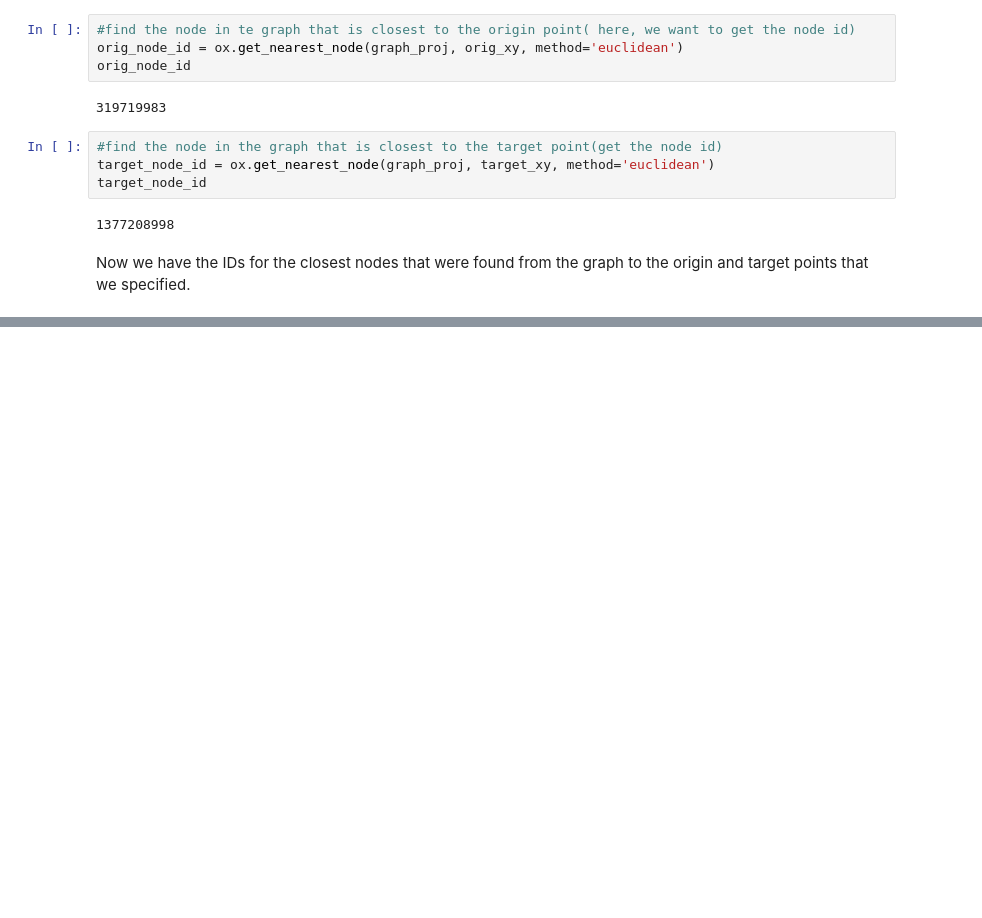
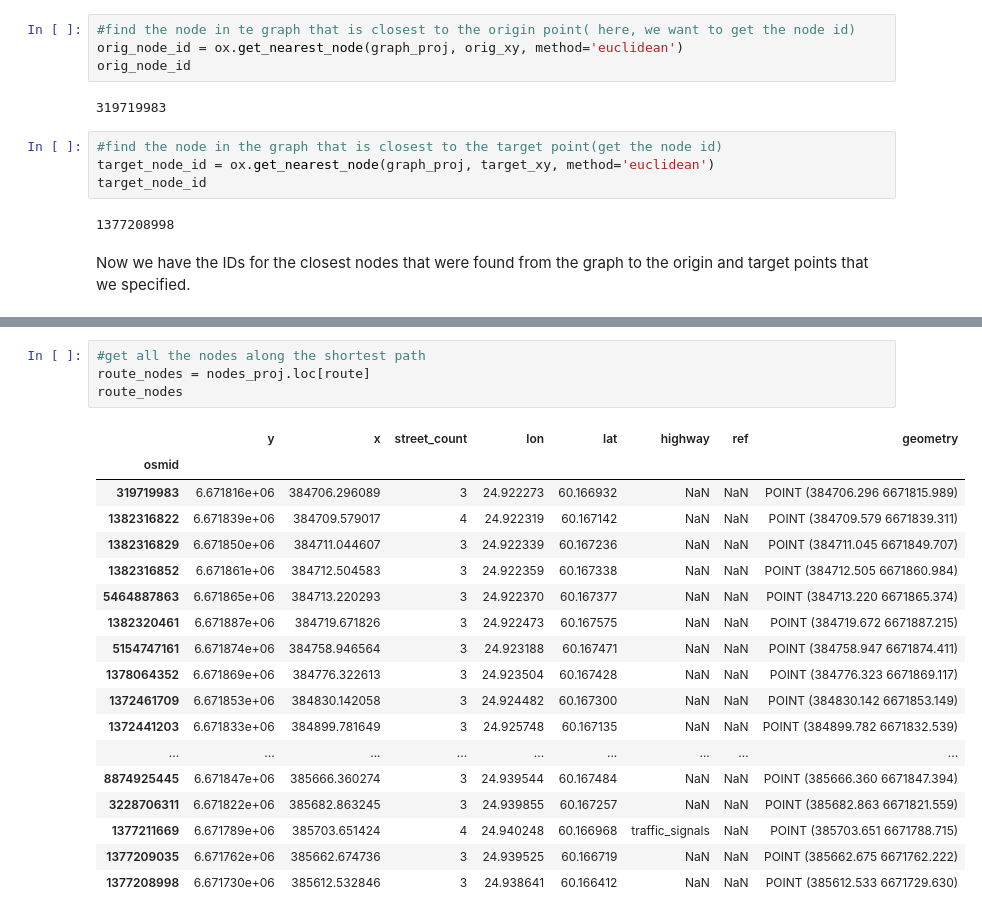
Before and after one commit to alanlyyy/AUTOGIS_COURSE, a Jupyter notebook: L6/Network_analysis.ipynb, the cells around one changed output, grey strips where cells are left out. Cells and saved outputs as stored; diff of their text form; blank space fills up the shorter version.

```diff
--- a/L6/Network_analysis.ipynb
+++ b/L6/Network_analysis.ipynb
@@ -344,0 +406,23 @@ Now we have the IDs for the closest nodes that were found from the graph to the
+# %%
+#get all the nodes along the shortest path
+route_nodes = nodes_proj.loc[route]
+route_nodes
+# %% [output]
+|  | y | x | street_count | lon | lat | highway | ref | geometry |
+| osmid |  |  |  |  |  |  |  |  |
+| 319719983 | 6.671816e+06 | 384706.296089 | 3 | 24.922273 | 60.166932 | NaN | NaN | POINT (384706.296 6671815.989) |
+| 1382316822 | 6.671839e+06 | 384709.579017 | 4 | 24.922319 | 60.167142 | NaN | NaN | POINT (384709.579 6671839.311) |
+| 1382316829 | 6.671850e+06 | 384711.044607 | 3 | 24.922339 | 60.167236 | NaN | NaN | POINT (384711.045 6671849.707) |
+| 1382316852 | 6.671861e+06 | 384712.504583 | 3 | 24.922359 | 60.167338 | NaN | NaN | POINT (384712.505 6671860.984) |
+| 5464887863 | 6.671865e+06 | 384713.220293 | 3 | 24.922370 | 60.167377 | NaN | NaN | POINT (384713.220 6671865.374) |
+| 1382320461 | 6.671887e+06 | 384719.671826 | 3 | 24.922473 | 60.167575 | NaN | NaN | POINT (384719.672 6671887.215) |
+| 5154747161 | 6.671874e+06 | 384758.946564 | 3 | 24.923188 | 60.167471 | NaN | NaN | POINT (384758.947 6671874.411) |
+| 1378064352 | 6.671869e+06 | 384776.322613 | 3 | 24.923504 | 60.167428 | NaN | NaN | POINT (384776.323 6671869.117) |
+| 1372461709 | 6.671853e+06 | 384830.142058 | 3 | 24.924482 | 60.167300 | NaN | NaN | POINT (384830.142 6671853.149) |
+| 1372441203 | 6.671833e+06 | 384899.781649 | 3 | 24.925748 | 60.167135 | NaN | NaN | POINT (384899.782 6671832.539) |
+| ... | ... | ... | ... | ... | ... | ... | ... | ... |
+| 8874925445 | 6.671847e+06 | 385666.360274 | 3 | 24.939544 | 60.167484 | NaN | NaN | POINT (385666.360 6671847.394) |
+| 3228706311 | 6.671822e+06 | 385682.863245 | 3 | 24.939855 | 60.167257 | NaN | NaN | POINT (385682.863 6671821.559) |
+| 1377211669 | 6.671789e+06 | 385703.651424 | 4 | 24.940248 | 60.166968 | traffic_signals | NaN | POINT (385703.651 6671788.715) |
+| 1377209035 | 6.671762e+06 | 385662.674736 | 3 | 24.939525 | 60.166719 | NaN | NaN | POINT (385662.675 6671762.222) |
+| 1377208998 | 6.671730e+06 | 385612.532846 | 3 | 24.938641 | 60.166412 | NaN | NaN | POINT (385612.533 6671729.630) |
```
Also changed, not shown: parts of 38 cells of this notebook, 7 other files.
